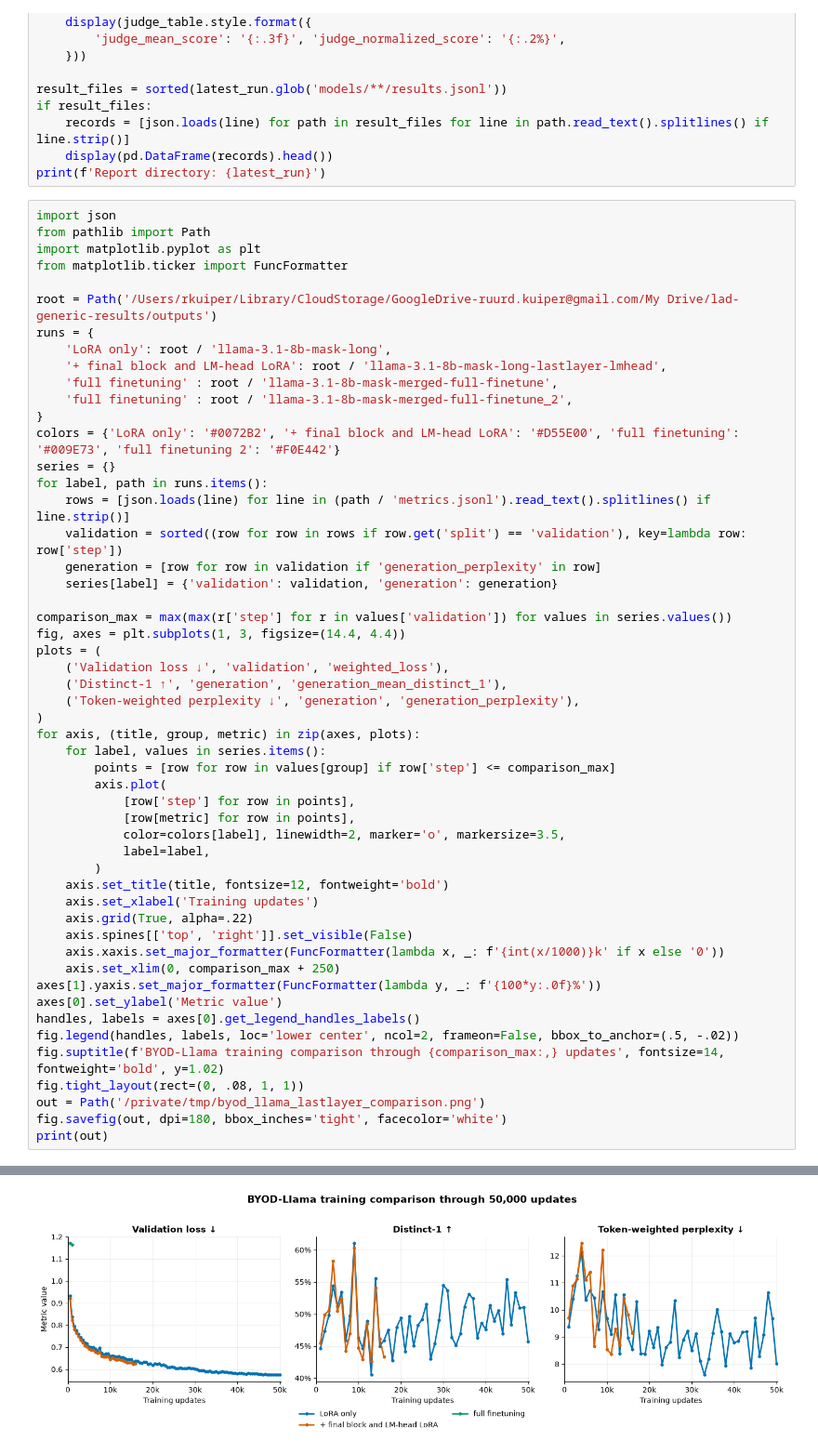
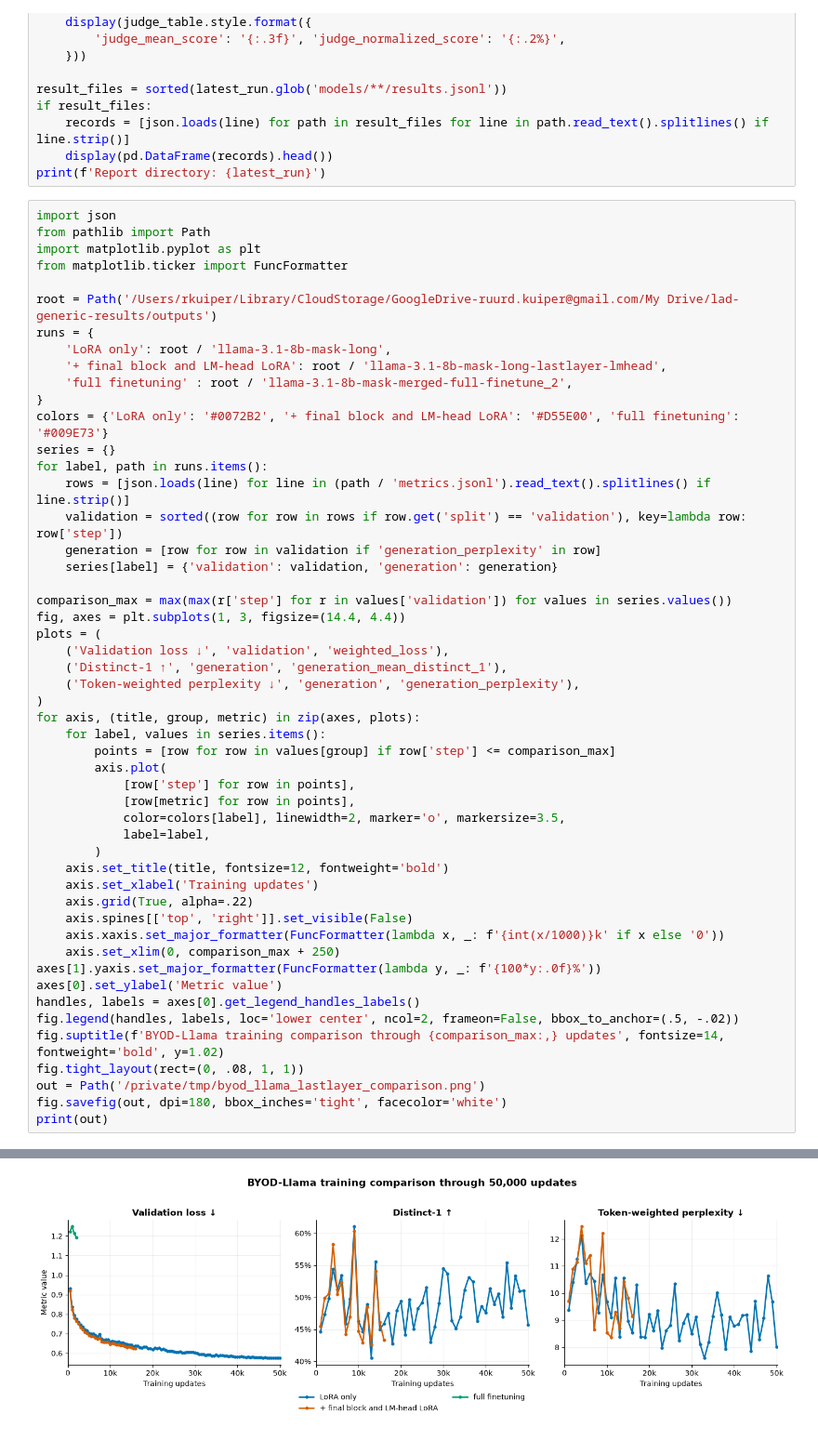
Before and after one commit to RuurdKuiper/lad-generic, a Jupyter notebook: notebooks/lad-generic-validation.ipynb, the cells around one changed output, grey strips where cells are left out. Shown at 93% size. Saved outputs shown, nothing was run; the diff lists cells and outputs as text.

```diff
--- a/notebooks/lad-generic-validation.ipynb
+++ b/notebooks/lad-generic-validation.ipynb
@@ -295,10 +295,9 @@ root = Path('/Users/rkuiper/Library/CloudStorage/GoogleDrive-ruurd.kuiper@gmail.
 runs = {
     'LoRA only': root / 'llama-3.1-8b-mask-long',
     '+ final block and LM-head LoRA': root / 'llama-3.1-8b-mask-long-lastlayer-lmhead',
-    'full finetuning' : root / 'llama-3.1-8b-mask-merged-full-finetune',
     'full finetuning' : root / 'llama-3.1-8b-mask-merged-full-finetune_2',
 }
-colors = {'LoRA only': '#0072B2', '+ final block and LM-head LoRA': '#D55E00', 'full finetuning': '#009E73', 'full finetuning 2': '#F0E442'}
+colors = {'LoRA only': '#0072B2', '+ final block and LM-head LoRA': '#D55E00', 'full finetuning': '#009E73'}
 series = {}
 for label, path in runs.items():
     rows = [json.loads(line) for line in (path / 'metrics.jsonl').read_text().splitlines() if line.strip()]
@@ -312,31 +311,31 @@ plots = (
     ('Validation loss ↓', 'validation', 'weighted_loss'),
     ('Distinct-1 ↑', 'generation', 'generation_mean_distinct_1'),
     ('Token-weighted perplexity ↓', 'generation', 'generation_perplexity'),
 )
 for axis, (title, group, metric) in zip(axes, plots):
     for label, values in series.items():
         points = [row for row in values[group] if row['step'] <= comparison_max]
         axis.plot(
             [row['step'] for row in points],
             [row[metric] for row in points],
             color=colors[label], linewidth=2, marker='o', markersize=3.5,
             label=label,
         )
     axis.set_title(title, fontsize=12, fontweight='bold')
     axis.set_xlabel('Training updates')
     axis.grid(True, alpha=.22)
     axis.spines[['top', 'right']].set_visible(False)
     axis.xaxis.set_major_formatter(FuncFormatter(lambda x, _: f'{int(x/1000)}k' if x else '0'))
     axis.set_xlim(0, comparison_max + 250)
 axes[1].yaxis.set_major_formatter(FuncFormatter(lambda y, _: f'{100*y:.0f}%'))
 axes[0].set_ylabel('Metric value')
 handles, labels = axes[0].get_legend_handles_labels()
 fig.legend(handles, labels, loc='lower center', ncol=2, frameon=False, bbox_to_anchor=(.5, -.02))
 fig.suptitle(f'BYOD-Llama training comparison through {comparison_max:,} updates', fontsize=14, fontweight='bold', y=1.02)
 fig.tight_layout(rect=(0, .08, 1, 1))
 out = Path('/private/tmp/byod_llama_lastlayer_comparison.png')
 fig.savefig(out, dpi=180, bbox_inches='tight', facecolor='white')
 print(out)
 # %% [output]
 /private/tmp/byod_llama_lastlayer_comparison.png
-[figure, old version]
+[figure, new version]
```
Also changed, not shown: 1 other file.
